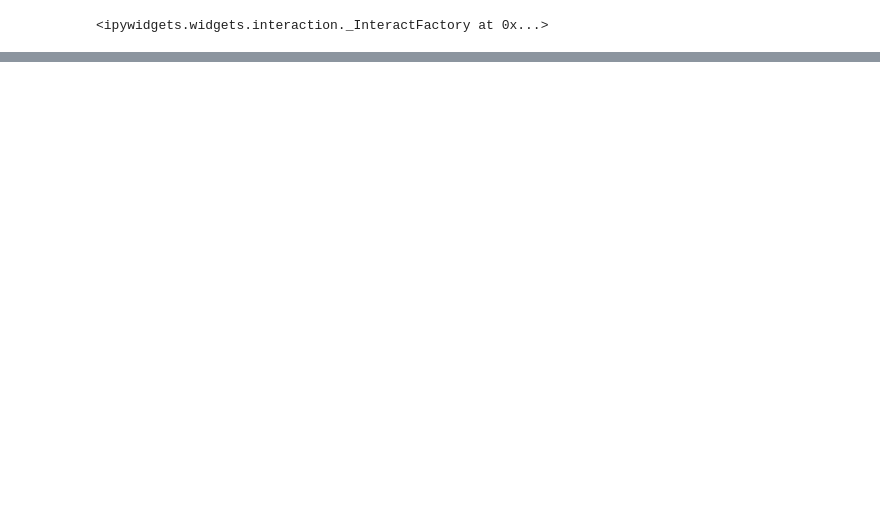
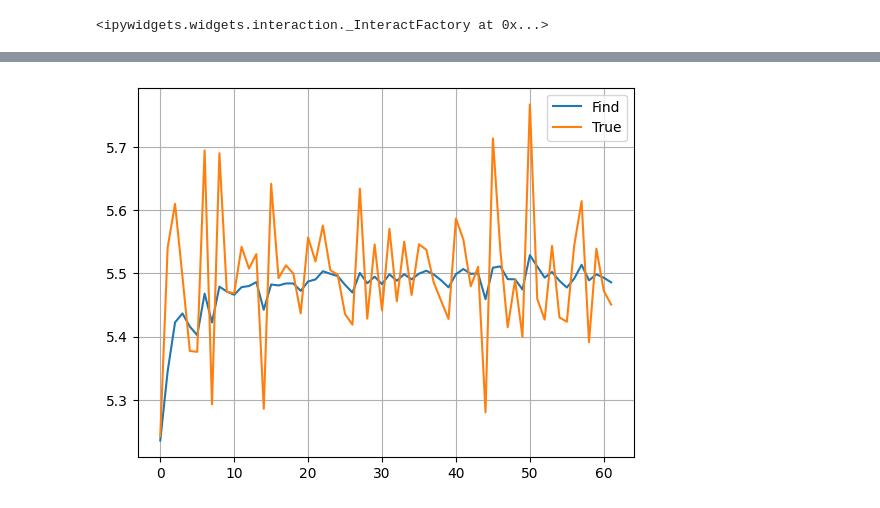
Before and after one commit to Cyber1derer/BallDetector, a Jupyter notebook: analysis/KalmanFilterBall.ipynb, the cells around one changed output, grey strips where cells are left out. Cells and saved outputs as stored; diff of their text form; code cells hidden in the pictures; blank space fills up the shorter version.

```diff
--- a/analysis/KalmanFilterBall.ipynb
+++ b/analysis/KalmanFilterBall.ipynb
@@ -33,0 +90,4 @@ w = interact(paint(BlenderCord63[:,0], FindCord[:,0]) )
+# %%
+KalVel = interact(paint(vx_Find, filtered_coords2[:,1] ) )
+# %% [output]
+[figure, added]
```
Also changed, not shown: parts of 10 cells of this notebook, 1 other file.
